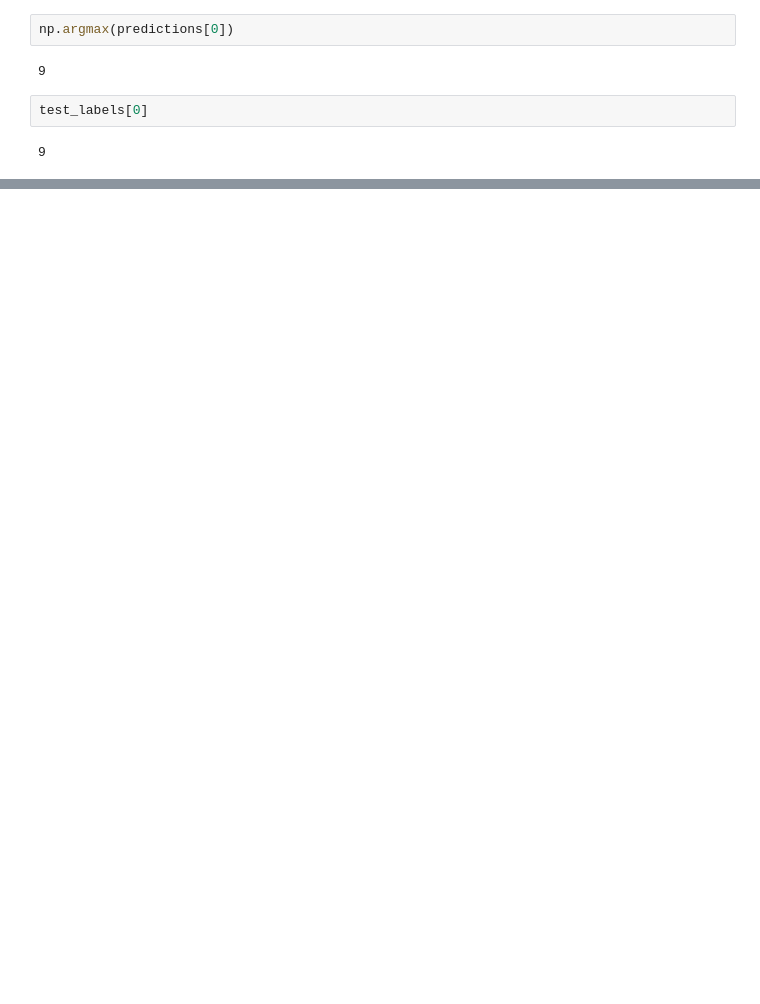
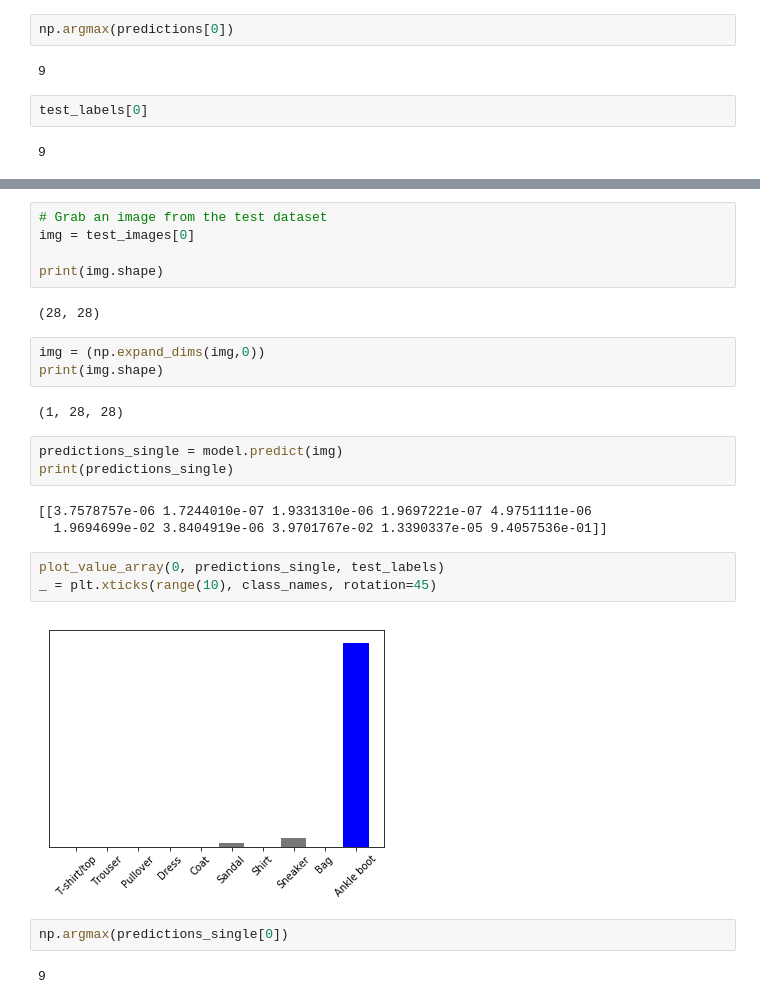
Before and after one commit to winstonlarson/tf_learn, a Jupyter notebook: basic_classification.ipynb, the cells around one changed output, grey strips where cells are left out. Saved outputs shown, nothing was run; the diff lists cells and outputs as text; blank space fills up the shorter version.

```diff
--- a/basic_classification.ipynb
+++ b/basic_classification.ipynb
@@ -163,0 +194,27 @@ i
+# %%
+# Grab an image from the test dataset
+img = test_images[0]
+
+print(img.shape)
+# %% [output]
+(28, 28)
+# %%
+img = (np.expand_dims(img,0))
+print(img.shape)
+# %% [output]
+(1, 28, 28)
+# %%
+predictions_single = model.predict(img)
+print(predictions_single)
+# %% [output]
+[[3.7578757e-06 1.7244010e-07 1.9331310e-06 1.9697221e-07 4.9751111e-06
+  1.9694699e-02 3.8404919e-06 3.9701767e-02 1.3390337e-05 9.4057536e-01]]
+# %%
+plot_value_array(0, predictions_single, test_labels)
+_ = plt.xticks(range(10), class_names, rotation=45)
+# %% [output]
+[figure, added]
+# %%
+np.argmax(predictions_single[0])
+# %% [output]
+9
```
Also changed, not shown: parts of 8 cells of this notebook.
